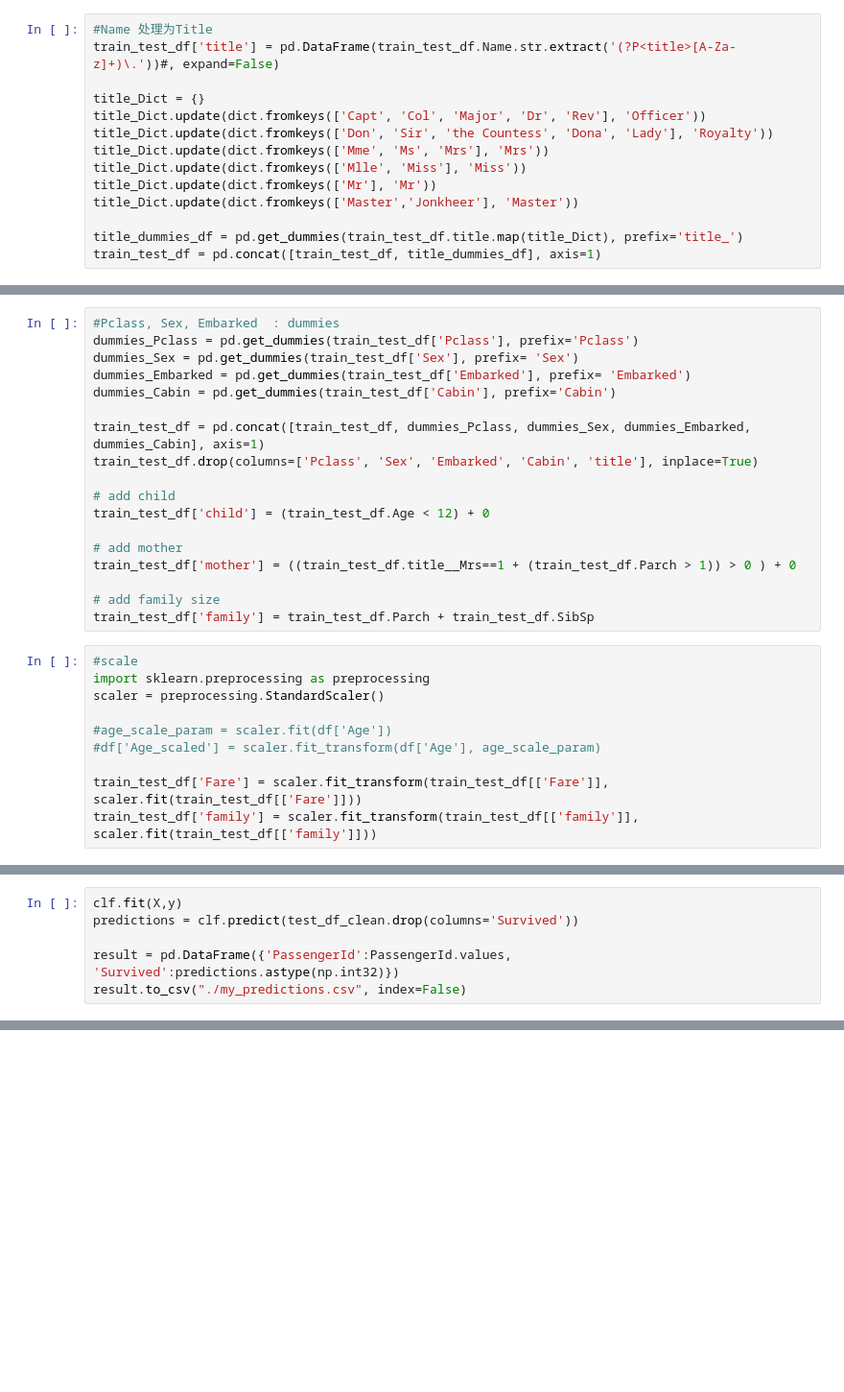
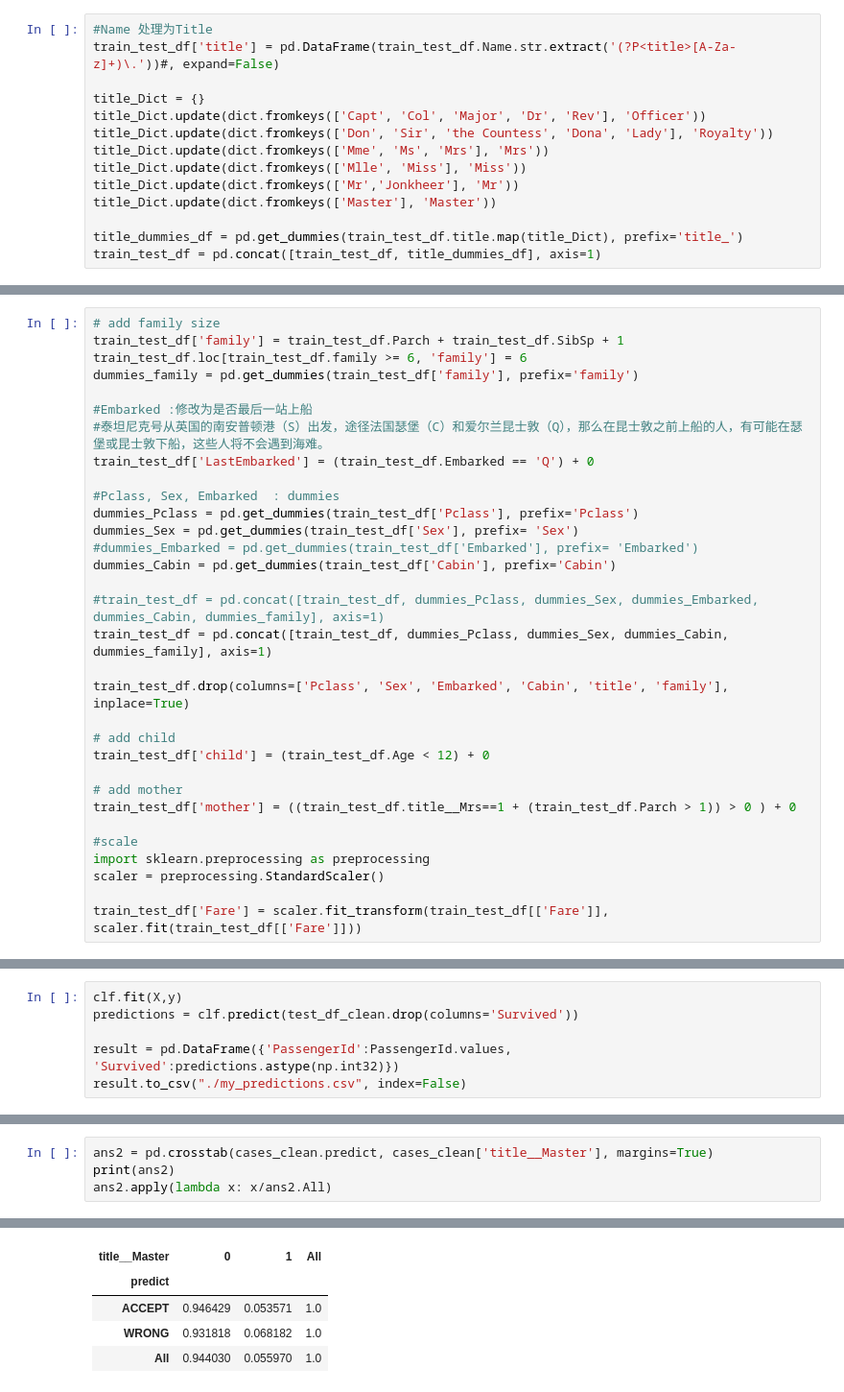
Before and after one commit to fly2mato/AIcompetition, a Jupyter notebook: Titanic/my_titanic.ipynb, the cells around one changed output, grey strips where cells are left out. Shown at 96% size. Cells and saved outputs as stored; diff of their text form; blank space fills up the shorter version.

```diff
--- a/Titanic/my_titanic.ipynb
+++ b/Titanic/my_titanic.ipynb
@@ -69,8 +36,8 @@ title_Dict.update(dict.fromkeys(['Capt', 'Col', 'Major', 'Dr', 'Rev'], 'Officer'
 title_Dict.update(dict.fromkeys(['Don', 'Sir', 'the Countess', 'Dona', 'Lady'], 'Royalty'))
 title_Dict.update(dict.fromkeys(['Mme', 'Ms', 'Mrs'], 'Mrs'))
 title_Dict.update(dict.fromkeys(['Mlle', 'Miss'], 'Miss'))
-title_Dict.update(dict.fromkeys(['Mr'], 'Mr'))
-title_Dict.update(dict.fromkeys(['Master','Jonkheer'], 'Master'))
+title_Dict.update(dict.fromkeys(['Mr','Jonkheer'], 'Mr'))
+title_Dict.update(dict.fromkeys(['Master'], 'Master'))
 
 title_dummies_df = pd.get_dummies(train_test_df.title.map(title_Dict), prefix='title_')
 train_test_df = pd.concat([train_test_df, title_dummies_df], axis=1)
@@ -128,12 +103,23 @@ train_test_df = set_Cabin_type(train_test_df)
 # %%
+# add family size
+train_test_df['family'] = train_test_df.Parch + train_test_df.SibSp + 1
+train_test_df.loc[train_test_df.family >= 6, 'family'] = 6
+dummies_family = pd.get_dummies(train_test_df['family'], prefix='family')
+
+#Embarked :修改为是否最后一站上船
+#泰坦尼克号从英国的南安普顿港（S）出发，途径法国瑟堡（C）和爱尔兰昆士敦（Q），那么在昆士敦之前上船的人，有可能在瑟堡或昆士敦下船，这些人将不会遇到海难。
+train_test_df['LastEmbarked'] = (train_test_df.Embarked == 'Q') + 0
+
 #Pclass, Sex, Embarked  : dummies
 dummies_Pclass = pd.get_dummies(train_test_df['Pclass'], prefix='Pclass')
 dummies_Sex = pd.get_dummies(train_test_df['Sex'], prefix= 'Sex')
-dummies_Embarked = pd.get_dummies(train_test_df['Embarked'], prefix= 'Embarked')
+#dummies_Embarked = pd.get_dummies(train_test_df['Embarked'], prefix= 'Embarked')
 dummies_Cabin = pd.get_dummies(train_test_df['Cabin'], prefix='Cabin')
 
-train_test_df = pd.concat([train_test_df, dummies_Pclass, dummies_Sex, dummies_Embarked, dummies_Cabin], axis=1)
-train_test_df.drop(columns=['Pclass', 'Sex', 'Embarked', 'Cabin', 'title'], inplace=True)
+#train_test_df = pd.concat([train_test_df, dummies_Pclass, dummies_Sex, dummies_Embarked, dummies_Cabin, dummies_family], axis=1)
+train_test_df = pd.concat([train_test_df, dummies_Pclass, dummies_Sex, dummies_Cabin, dummies_family], axis=1)
+
+train_test_df.drop(columns=['Pclass', 'Sex', 'Embarked', 'Cabin', 'title', 'family'], inplace=True)
 
 # add child
 train_test_df['child'] = (train_test_df.Age < 12) + 0
@@ -141,17 +127,10 @@ train_test_df['child'] = (train_test_df.Age < 12) + 0
 # add mother
 train_test_df['mother'] = ((train_test_df.title__Mrs==1 + (train_test_df.Parch > 1)) > 0 ) + 0
 
-# add family size
-train_test_df['family'] = train_test_df.Parch + train_test_df.SibSp
+#scale
+import sklearn.preprocessing as preprocessing
+scaler = preprocessing.StandardScaler()
+
+train_test_df['Fare'] = scaler.fit_transform(train_test_df[['Fare']], scaler.fit(train_test_df[['Fare']]))
-# %%
-#scale
-import sklearn.preprocessing as preprocessing
-scaler = preprocessing.StandardScaler()
-
-#age_scale_param = scaler.fit(df['Age'])
-#df['Age_scaled'] = scaler.fit_transform(df['Age'], age_scale_param)
-
-train_test_df['Fare'] = scaler.fit_transform(train_test_df[['Fare']], scaler.fit(train_test_df[['Fare']]))
-train_test_df['family'] = scaler.fit_transform(train_test_df[['family']], scaler.fit(train_test_df[['family']]))
 # %%
 train_test_df.drop(columns=['Name','Age','Ticket','PassengerId'], inplace=True)
@@ -375,0 +294,5 @@ result.to_csv("./my_predictions.csv", index=False)
+# %%
+ans2 = pd.crosstab(cases_clean.predict, cases_clean['title__Master'], margins=True)
+print(ans2)
+ans2.apply(lambda x: x/ans2.All)
+# %% [output]
@@ -375,0 +304,5 @@ result.to_csv("./my_predictions.csv", index=False)
+| title__Master | 0 | 1 | All |
+| predict |  |  |  |
+| ACCEPT | 0.946429 | 0.053571 | 1.0 |
+| WRONG | 0.931818 | 0.068182 | 1.0 |
+| All | 0.944030 | 0.055970 | 1.0 |
```
Also changed, not shown: parts of 34 cells of this notebook, 4 other files.
